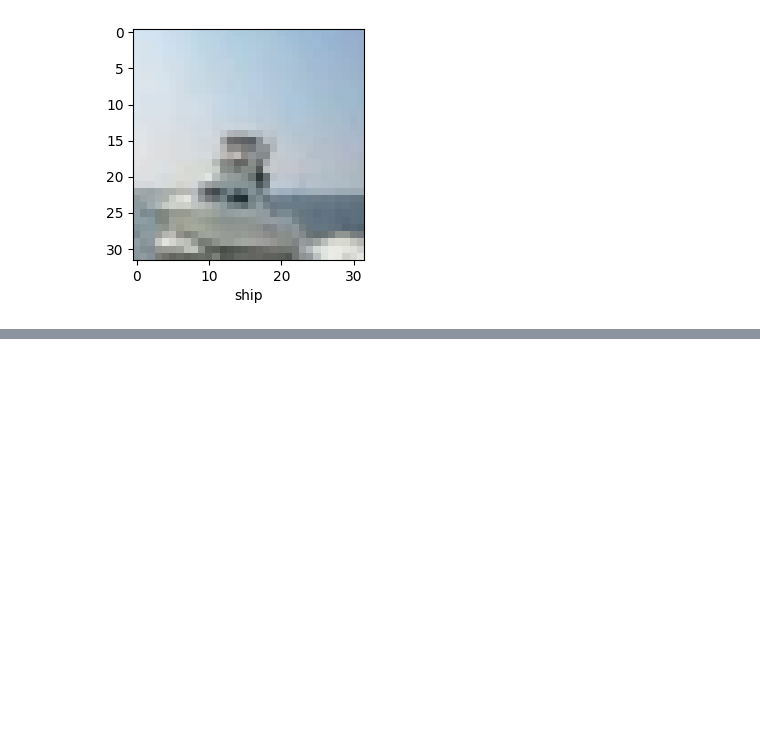
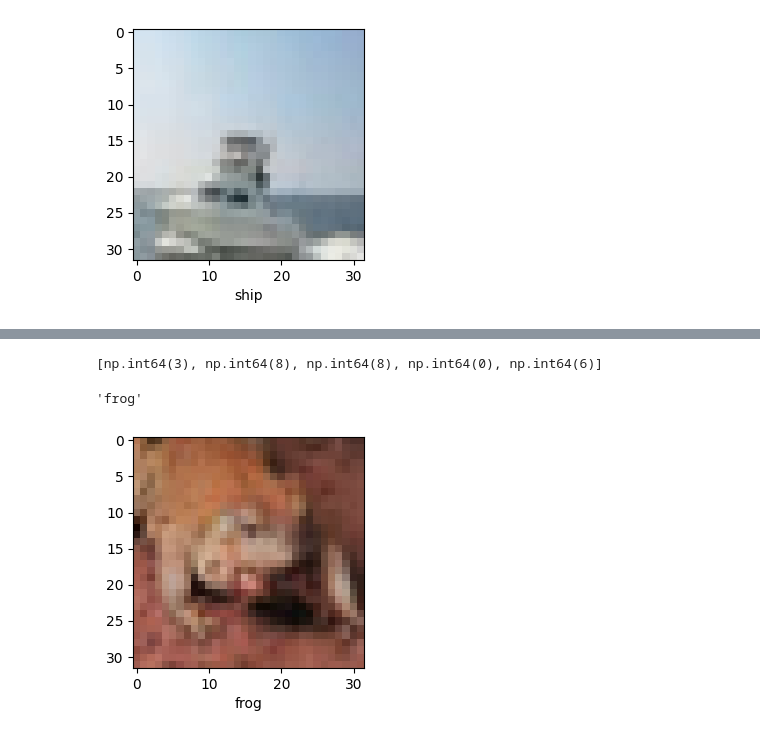
Before and after one commit to cmd-cosmos/ml-algorithms, a Jupyter notebook: Deep-Learning/Neural-Networks/CNN/cifar-cnn.ipynb, the cells around one changed output, grey strips where cells are left out. Drawn from its saved outputs; the diff is of its cells as text; code cells hidden in the pictures; blank space fills up the shorter version.

```diff
--- a/Deep-Learning/Neural-Networks/CNN/cifar-cnn.ipynb
+++ b/Deep-Learning/Neural-Networks/CNN/cifar-cnn.ipynb
@@ -32,0 +38,13 @@ generate_plot(X_train, y_train, 100)
+# %%
+ann = models.Sequential([
+        layers.Flatten(input_shape=(32,32,3)),
+        layers.Dense(3000, activation='relu'),
+        layers.Dense(1000, activation='relu'),
+        layers.Dense(10, activation='softmax')
+    ])
+
+ann.compile(optimizer='SGD',
+              loss='sparse_categorical_crossentropy',
+              metrics=['accuracy'])
+
+ann.fit(X_train, y_train, epochs=5)
@@ -32,0 +63,22 @@ generate_plot(X_train, y_train, 100)
+# %%
+cnn = models.Sequential([
+    #CNN - feature extraction
+    layers.Conv2D(filters=32, kernel_size=(3,3), activation='relu', input_shape=(32,32,3)),
+    layers.MaxPooling2D((2,2)),
+
+    layers.Conv2D(filters=64, kernel_size=(3,3), activation='relu'),
+    layers.MaxPooling2D((2,2)),
+
+    #Dense - classifier
+    layers.Flatten(),
+    layers.Dense(64, activation='relu'),
+    layers.Dense(10, activation='softmax')
+])
+
+cnn.compile(
+    optimizer='adam',
+    loss='sparse_categorical_crossentropy',
+    metrics=['accuracy']
+)
+
+cnn.fit(X_train, y_train, epochs=10)
@@ -32,0 +115,2 @@ generate_plot(X_train, y_train, 100)
+# %%
+y_pred = cnn.predict(X_test)
@@ -32,0 +137,13 @@ generate_plot(X_train, y_train, 100)
+# %%
+y_labels = [np.argmax(prob) for prob in y_pred]
+y_labels[:5]
+# %% [output]
+[np.int64(3), np.int64(8), np.int64(8), np.int64(0), np.int64(6)]
+# %%
+# correct prediction
+
+generate_plot(X_test, y_test, 5)
+labels[y_labels[4]]
+# %% [output]
+'frog'
+[figure, added]
```
Also changed, not shown: parts of 7 cells of this notebook.
